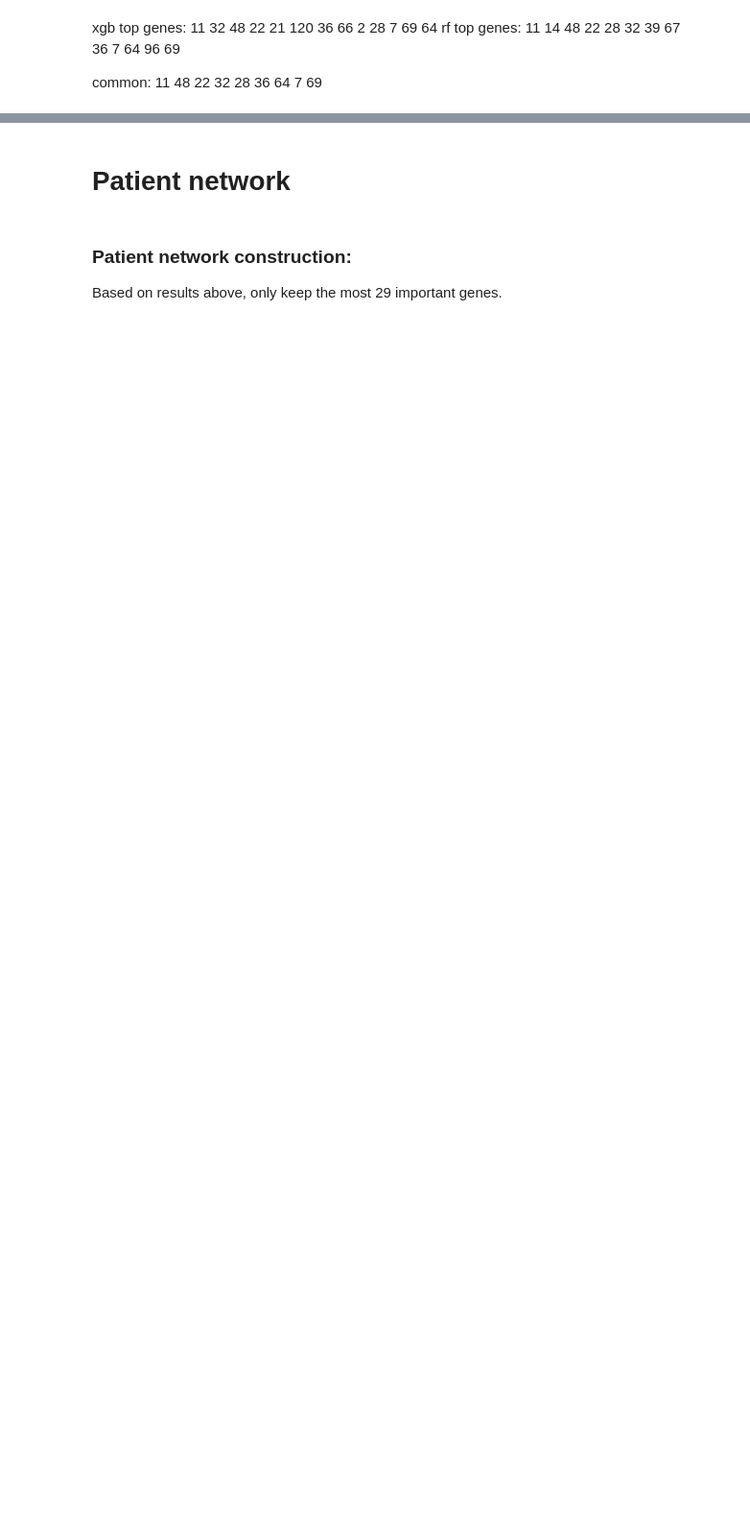
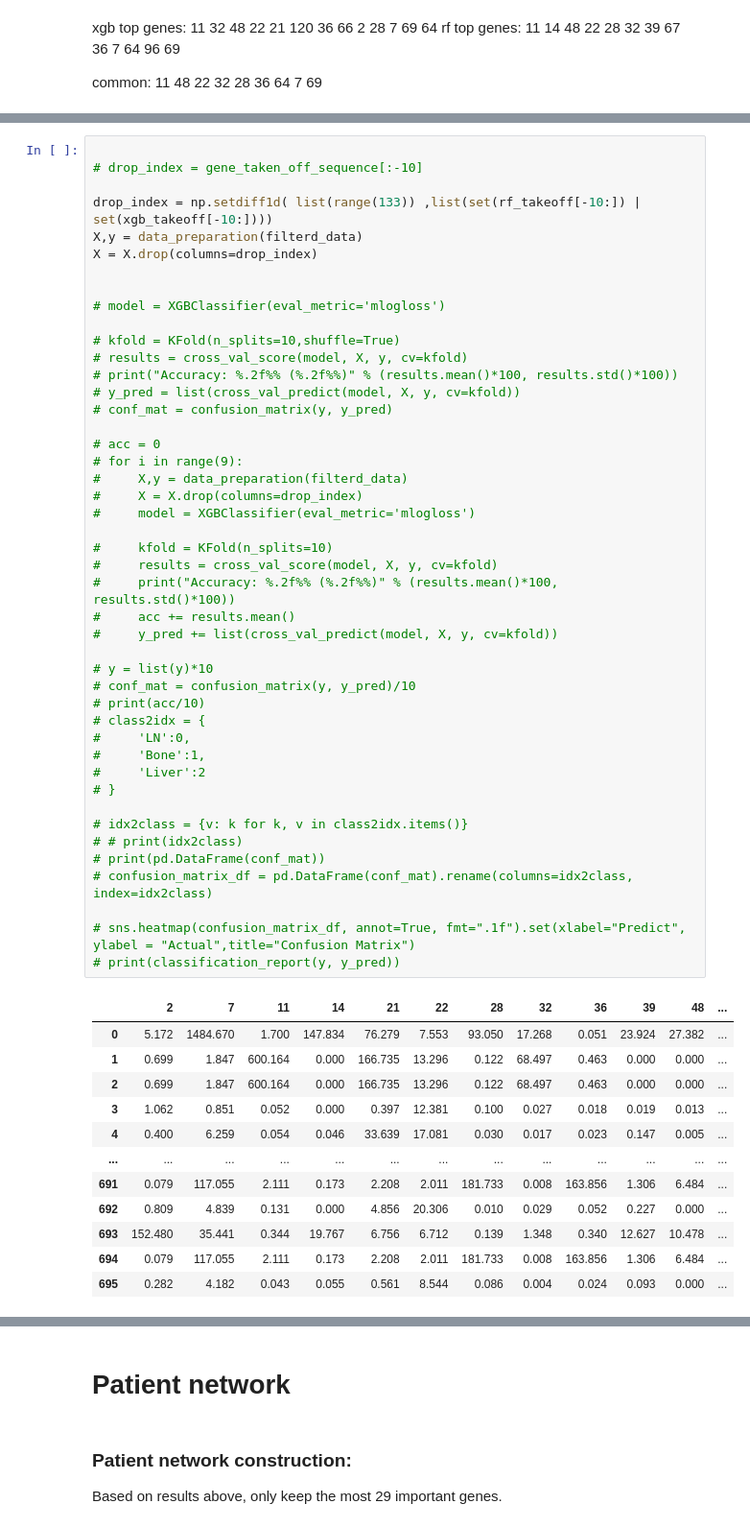
Before and after one commit to zcablii/Master_cancer_project, a Jupyter notebook: network&XGBoost.ipynb, the cells around one changed output, grey strips where cells are left out. Shown: that part at 96% size. Drawn from its saved outputs; the diff is of its cells as text; blank space fills up the shorter version.

```diff
--- a/network&XGBoost.ipynb
+++ b/network&XGBoost.ipynb
@@ -1013,0 +1000,58 @@ weighted avg       0.93      0.93      0.93      2310
+# %%
+
+# drop_index = gene_taken_off_sequence[:-10]
+
+drop_index = np.setdiff1d( list(range(133)) ,list(set(rf_takeoff[-10:]) | set(xgb_takeoff[-10:])))
+X,y = data_preparation(filterd_data)
+X = X.drop(columns=drop_index)
+
+
+# model = XGBClassifier(eval_metric='mlogloss')
+
+# kfold = KFold(n_splits=10,shuffle=True)
+# results = cross_val_score(model, X, y, cv=kfold)
+# print("Accuracy: %.2f%% (%.2f%%)" % (results.mean()*100, results.std()*100))
+# y_pred = list(cross_val_predict(model, X, y, cv=kfold))
+# conf_mat = confusion_matrix(y, y_pred)
+
+# acc = 0
+# for i in range(9):
+#     X,y = data_preparation(filterd_data)
+#     X = X.drop(columns=drop_index)
+#     model = XGBClassifier(eval_metric='mlogloss')
+
+#     kfold = KFold(n_splits=10)
+#     results = cross_val_score(model, X, y, cv=kfold)
+#     print("Accuracy: %.2f%% (%.2f%%)" % (results.mean()*100, results.std()*100))
+#     acc += results.mean()
+#     y_pred += list(cross_val_predict(model, X, y, cv=kfold))
+
+# y = list(y)*10
+# conf_mat = confusion_matrix(y, y_pred)/10
+# print(acc/10)
+# class2idx = {
+#     'LN':0,
+#     'Bone':1,
+#     'Liver':2
+# }
+
+# idx2class = {v: k for k, v in class2idx.items()}
+# # print(idx2class)
+# print(pd.DataFrame(conf_mat))
+# confusion_matrix_df = pd.DataFrame(conf_mat).rename(columns=idx2class, index=idx2class)
+
+# sns.heatmap(confusion_matrix_df, annot=True, fmt=".1f").set(xlabel="Predict", ylabel = "Actual",title="Confusion Matrix")
+# print(classification_report(y, y_pred))
+# %% [output]
+|  | 2 | 7 | 11 | 14 | 21 | 22 | 28 | 32 | 36 | 39 | 48 | ... |
+| 0 | 5.172 | 1484.670 | 1.700 | 147.834 | 76.279 | 7.553 | 93.050 | 17.268 | 0.051 | 23.924 | 27.382 | ... |
+| 1 | 0.699 | 1.847 | 600.164 | 0.000 | 166.735 | 13.296 | 0.122 | 68.497 | 0.463 | 0.000 | 0.000 | ... |
+| 2 | 0.699 | 1.847 | 600.164 | 0.000 | 166.735 | 13.296 | 0.122 | 68.497 | 0.463 | 0.000 | 0.000 | ... |
+| 3 | 1.062 | 0.851 | 0.052 | 0.000 | 0.397 | 12.381 | 0.100 | 0.027 | 0.018 | 0.019 | 0.013 | ... |
+| 4 | 0.400 | 6.259 | 0.054 | 0.046 | 33.639 | 17.081 | 0.030 | 0.017 | 0.023 | 0.147 | 0.005 | ... |
+| ... | ... | ... | ... | ... | ... | ... | ... | ... | ... | ... | ... | ... |
+| 691 | 0.079 | 117.055 | 2.111 | 0.173 | 2.208 | 2.011 | 181.733 | 0.008 | 163.856 | 1.306 | 6.484 | ... |
+| 692 | 0.809 | 4.839 | 0.131 | 0.000 | 4.856 | 20.306 | 0.010 | 0.029 | 0.052 | 0.227 | 0.000 | ... |
+| 693 | 152.480 | 35.441 | 0.344 | 19.767 | 6.756 | 6.712 | 0.139 | 1.348 | 0.340 | 12.627 | 10.478 | ... |
+| 694 | 0.079 | 117.055 | 2.111 | 0.173 | 2.208 | 2.011 | 181.733 | 0.008 | 163.856 | 1.306 | 6.484 | ... |
+| 695 | 0.282 | 4.182 | 0.043 | 0.055 | 0.561 | 8.544 | 0.086 | 0.004 | 0.024 | 0.093 | 0.000 | ... |
```
Also changed, not shown: parts of 6 cells of this notebook.
